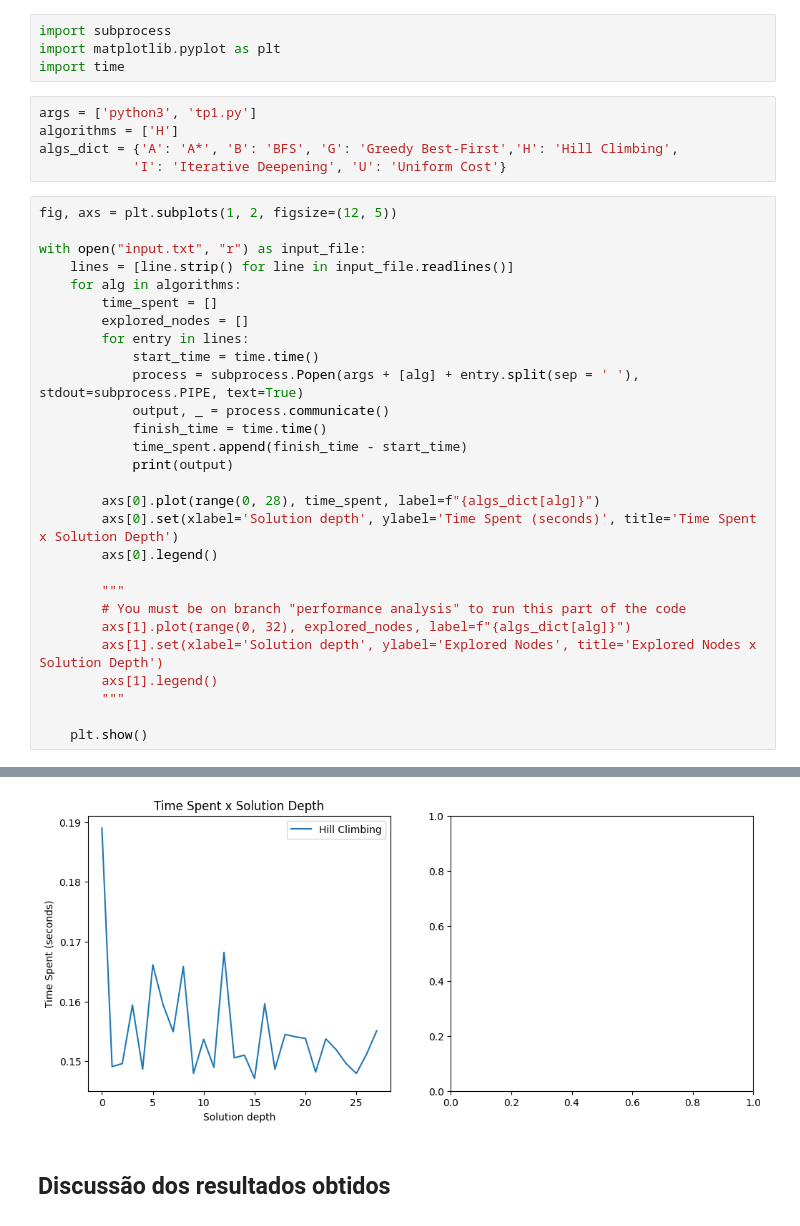
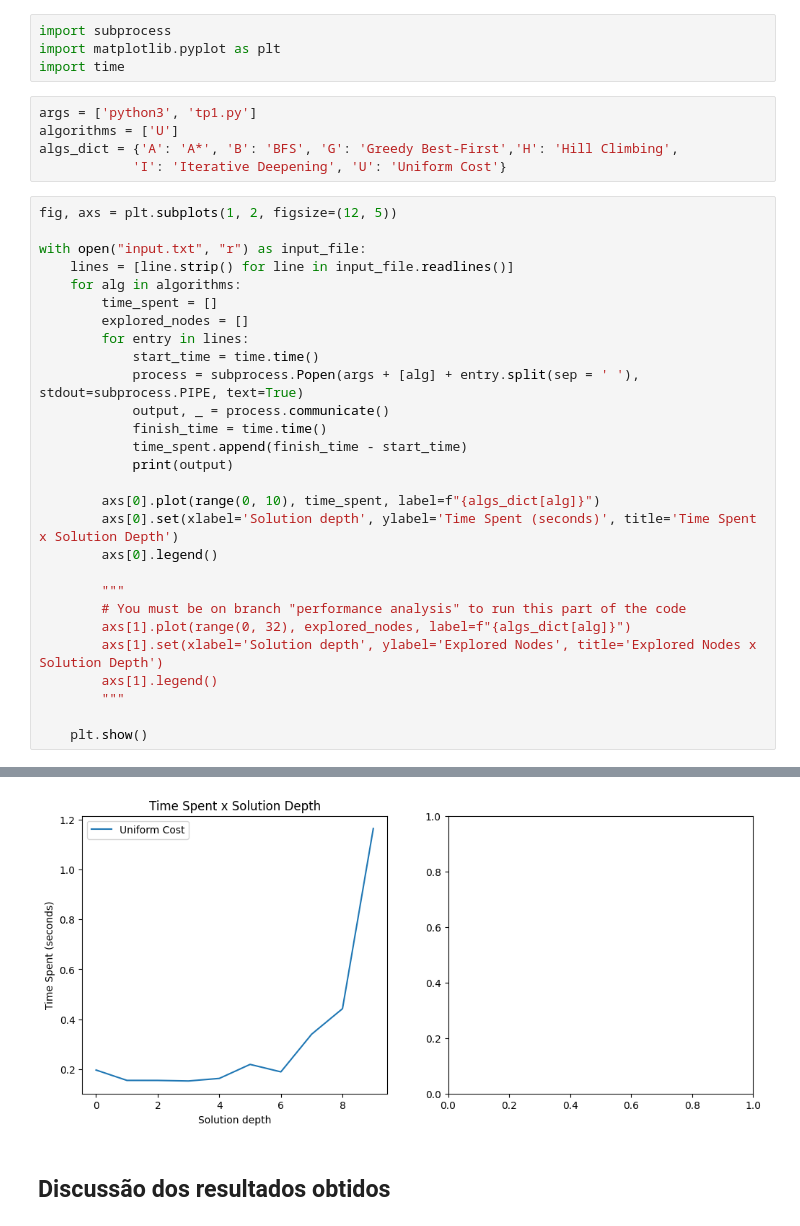
Before and after one commit to paduathiago/AI-8_ways_to_solve_8-puzzle, a Jupyter notebook: documentacao.ipynb, the cells around one changed output, grey strips where cells are left out. Saved outputs shown, nothing was run; the diff lists cells and outputs as text.

```diff
--- a/documentacao.ipynb
+++ b/documentacao.ipynb
@@ -74,7 +74,7 @@ import matplotlib.pyplot as plt
 import time
 # %%
 args = ['python3', 'tp1.py']
-algorithms = ['H']
+algorithms = ['U']
 algs_dict = {'A': 'A*', 'B': 'BFS', 'G': 'Greedy Best-First','H': 'Hill Climbing',
             'I': 'Iterative Deepening', 'U': 'Uniform Cost'}
 # %%
@@ -93,7 +93,7 @@ with open("input.txt", "r") as input_file:
             time_spent.append(finish_time - start_time)
             print(output)
 
-        axs[0].plot(range(0, 28), time_spent, label=f"{algs_dict[alg]}")
+        axs[0].plot(range(0, 10), time_spent, label=f"{algs_dict[alg]}")
         axs[0].set(xlabel='Solution depth', ylabel='Time Spent (seconds)', title='Time Spent x Solution Depth')
         axs[0].legend()
 
@@ -126,3 +126,3 @@ with open("input.txt", "r") as input_file:
-[figure, old version]
+[figure, new version]
 # %% [markdown]
 ## Discussão dos resultados obtidos
```
Also changed, not shown: parts of 1 cell of this notebook, 2 other files.
